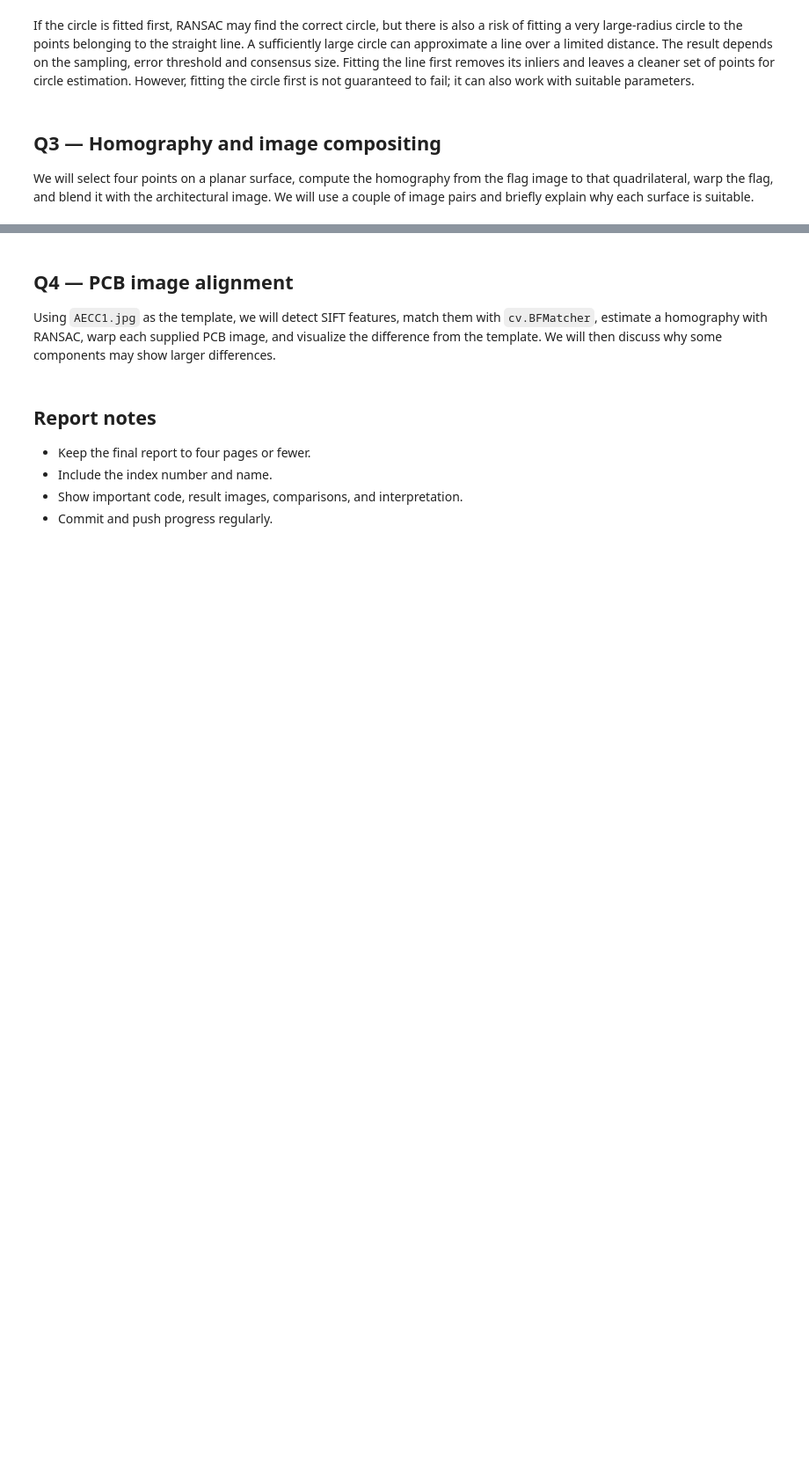
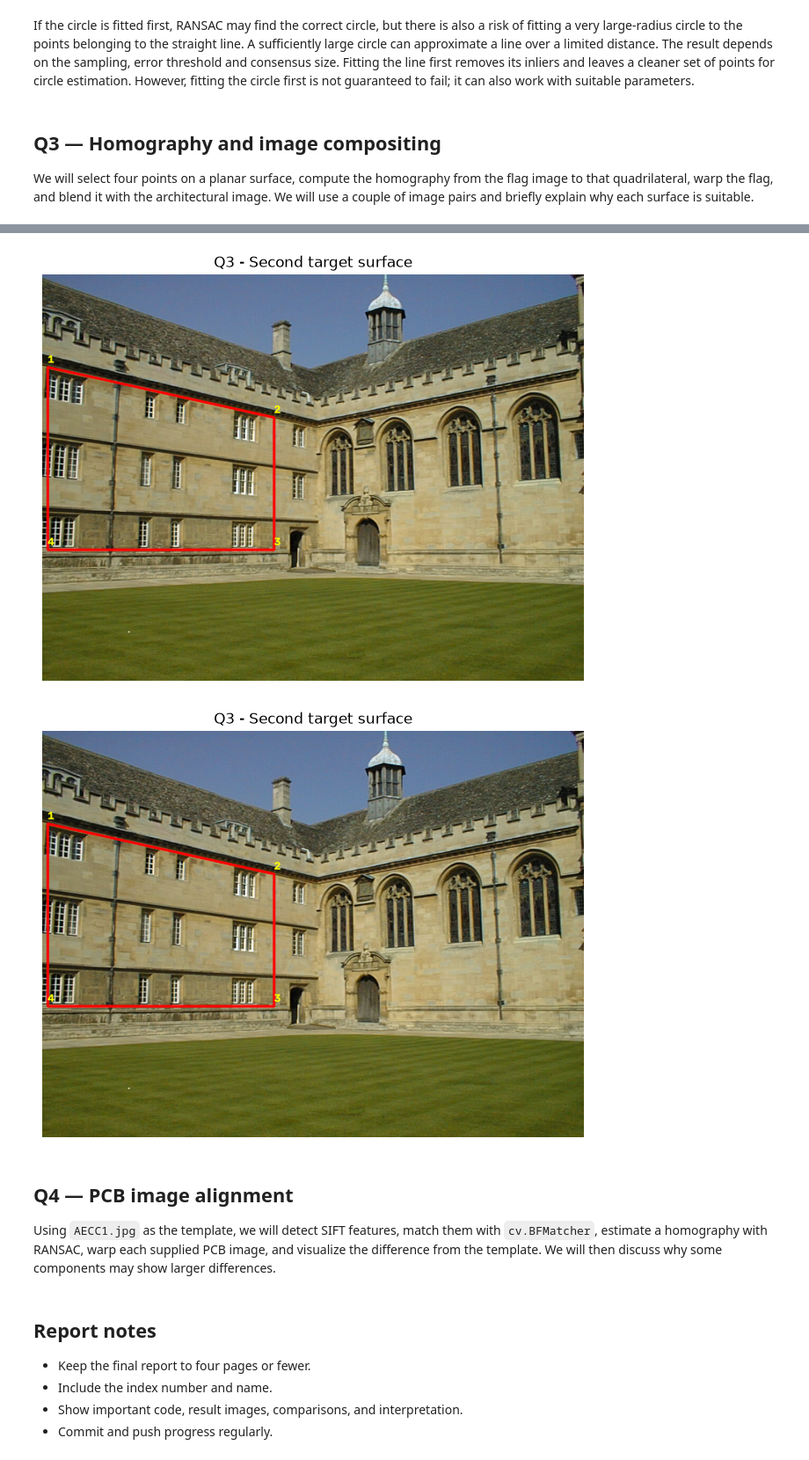
Before and after one commit to Abdul-Rahman-bme/EN3160-Image-processing-and-Machine-Vision, a Jupyter notebook: Assignment_02/230507R_EN3160_A02.ipynb, the cells around one changed output, grey strips where cells are left out. Shown at 88% size. Drawn from its saved outputs; the diff is of its cells as text; code cells hidden in the pictures; blank space fills up the shorter version.

```diff
--- a/Assignment_02/230507R_EN3160_A02.ipynb
+++ b/Assignment_02/230507R_EN3160_A02.ipynb
@@ -368,3 +519,72 @@ We will select four points on a planar surface, compute the homography from the
+# %%
+
+# Q3 - Select another surface for the second example
+
+sunflower = cv.imread(
+    str(IMAGE_DIR / "the_berry_farms_sunflower_field.jpeg")
+)
+
+# Approximate corners of the left building façade
+dst_pts2 = np.float32([
+    [10, 175],    # Top-left
+    [438, 270],   # Top-right
+    [438, 520],   # Bottom-right
+    [10, 520]     # Bottom-left
+])
+
+
+# Load the building image
+building_bgr = cv.imread(str(IMAGE_DIR / "wadham.jpg"))
+
+if building_bgr is None:
+    raise FileNotFoundError("Could not load wadham.jpg. Check IMAGE_DIR.")
+
+building_rgb = cv.cvtColor(building_bgr, cv.COLOR_BGR2RGB)
+
+# Draw the selected quadrilateral
+preview2 = building_rgb.copy()
+
+cv.polylines(
+    preview2,
+    [dst_pts2.astype(np.int32)],
+    True,
+    (255, 0, 0),
+    3
+)
+
+for i, (x, y) in enumerate(dst_pts2, 1):
+    cv.putText(
+        preview2, str(i),
+        (int(x), int(y) - 8),
+        cv.FONT_HERSHEY_SIMPLEX,
+        0.7,
+        (255, 255, 0),
+        2
+    )
+
+plt.figure(figsize=(9, 6))
+plt.imshow(preview2)
+plt.title("Q3 - Second target surface")
+plt.axis("off")
+plt.show()
+
+
+preview2 = building_rgb.copy()
+cv.polylines(preview2, [dst_pts2.astype(np.int32)],
+             True, (255, 0, 0), 3)
+
+for i, (x, y) in enumerate(dst_pts2, 1):
+    cv.putText(preview2, str(i), (int(x), int(y) - 8),
+               cv.FONT_HERSHEY_SIMPLEX, 0.7, (255, 255, 0), 2)
+
+plt.figure(figsize=(9, 6))
+plt.imshow(preview2)
+plt.title("Q3 - Second target surface")
+plt.axis("off")
+plt.show()
+# %% [output]
+[figure, added]
+[figure, added]
 # %% [markdown]
 ## Q4 — PCB image alignment
 
```
Also changed, not shown: parts of 5 cells of this notebook.
